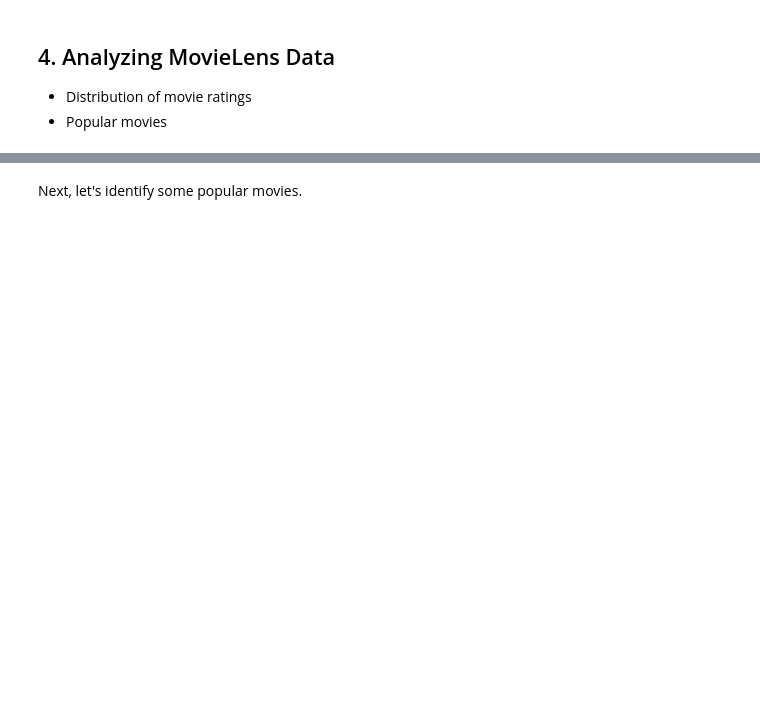
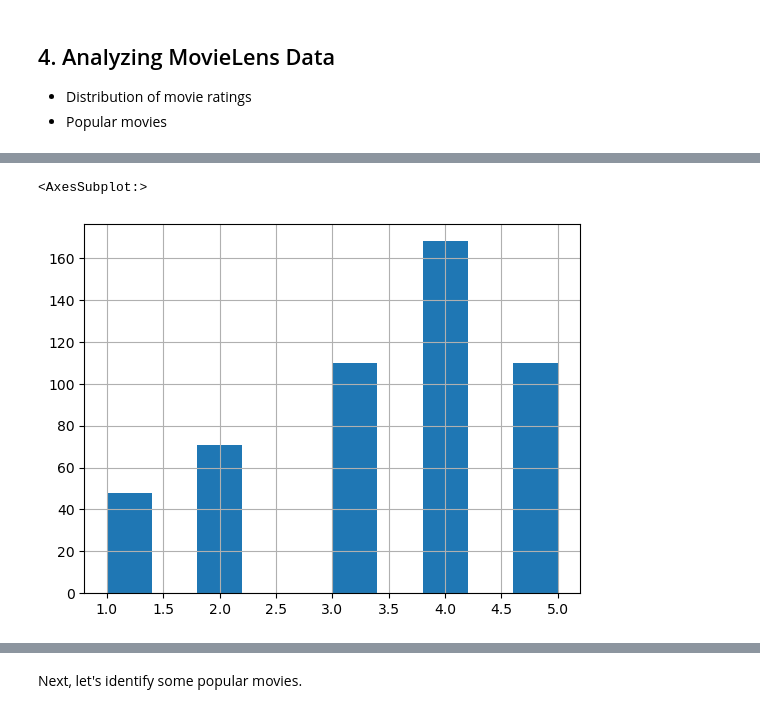
Before and after one commit to ch00226855/DataAnalysisFall2023, a Jupyter notebook: Week05_DataFrameQueries.ipynb, the cells around one changed output, grey strips where cells are left out. Cells and saved outputs as stored; diff of their text form; code cells hidden in the pictures; blank space fills up the shorter version.

```diff
--- a/Week05_DataFrameQueries.ipynb
+++ b/Week05_DataFrameQueries.ipynb
@@ -125,3 +210,7 @@ csv_file = "Data/ml-latest-small/ratings_processed.csv"
 ratings_df.to_csv(csv_file)
 # %%
 # Ex: Load the saved file and display its first 5 rows.
+import pandas as pd
+ratings_df = pd.read_csv("mydata/ml-latest-small/ratings_processed.csv",
+                         index_col=[0])
+ratings_df.head()
@@ -166,2 +324,9 @@ ratings_2018['rating'].hist()
 # %%
-# Ex: How are rating frequencies distributed in 2003?
+# Ex: How are rating frequencies distributed in 1998?
+
+ratings_1998 = ratings_df[ratings_df['Year'] == 1998]
+# ratings_1998['Year'].value_counts()
+ratings_1998['rating'].hist()
+# %% [output]
+<AxesSubplot:>
+[figure, added]
```
Also changed, not shown: parts of 38 cells of this notebook.
